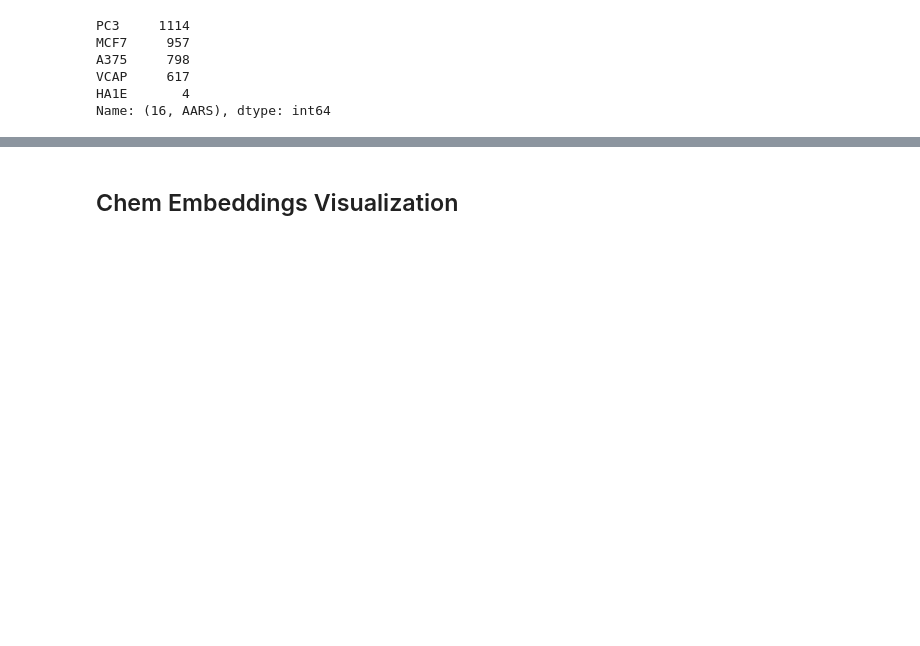
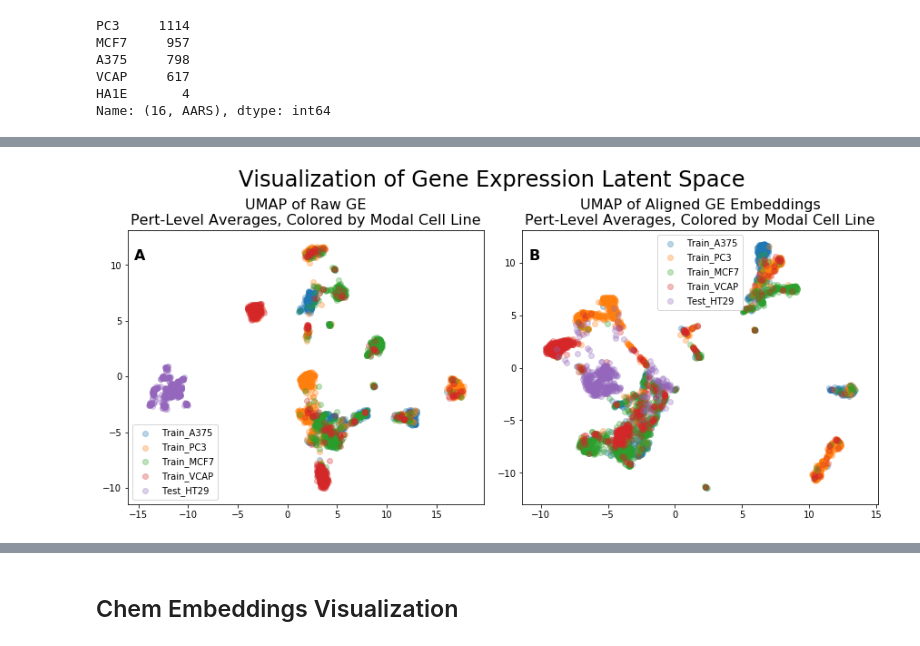
Before and after one commit to sgfin/molecule_ge_coordinated_embeddings, a Jupyter notebook: notebooks/results_drug_cell_split.ipynb, the cells around one changed output, grey strips where cells are left out. Cells and saved outputs as stored; diff of their text form; code cells hidden in the pictures; blank space fills up the shorter version.

```diff
--- a/notebooks/results_drug_cell_split.ipynb
+++ b/notebooks/results_drug_cell_split.ipynb
@@ -276,3 +409,62 @@ Name: (16, AARS), dtype: int64
+# %%
+fig, (ax1, ax2) = plt.subplots(ncols=2, nrows=1, sharey=False, sharex=False, constrained_layout=True)
+
+
+inds_train_a375 = np.where(smiles_to_cellIDs.values == "A375")
+ax1.scatter(umap_raw_ge_fitall_train[inds_train_a375, 0],
+            umap_raw_ge_fitall_train[inds_train_a375, 1], label="Train_A375", alpha=alpha)
+
+inds_train_PC3 = np.where(smiles_to_cellIDs.values == "PC3")
+ax1.scatter(umap_raw_ge_fitall_train[inds_train_PC3, 0],
+            umap_raw_ge_fitall_train[inds_train_PC3, 1], label="Train_PC3", alpha=alpha)
+
+inds_train_MCF7 = np.where(smiles_to_cellIDs.values == "MCF7")
+ax1.scatter(umap_raw_ge_fitall_train[inds_train_MCF7, 0],
+            umap_raw_ge_fitall_train[inds_train_MCF7, 1], label="Train_MCF7", alpha=alpha)
+
+inds_train_VCAP = np.where(smiles_to_cellIDs.values == "VCAP")
+ax1.scatter(umap_raw_ge_fitall_train[inds_train_VCAP, 0],
+            umap_raw_ge_fitall_train[inds_train_VCAP, 1], label="Train_VCAP", alpha=alpha)
+ax1.scatter(umap_raw_ge_fitall[:, 0], umap_raw_ge_fitall[:, 1], label="Test_HT29", alpha=alpha)
+ax1.set(title = 'UMAP of Raw GE\nPert-Level Averages, Colored by Modal Cell Line')
+ax1.title.set_size(title_size)
+ax1.legend(loc=3)
+
+inds_train_a375 = np.where(smiles_to_cellIDs.values == "A375")
+ax2.scatter(umap_embed_ge_fitall_train[inds_train_a375, 0],
+            umap_embed_ge_fitall_train[inds_train_a375, 1], label="Train_A375", alpha=alpha)
+
+inds_train_PC3 = np.where(smiles_to_cellIDs.values == "PC3")
+ax2.scatter(umap_embed_ge_fitall_train[inds_train_PC3, 0],
+            umap_embed_ge_fitall_train[inds_train_PC3, 1], label="Train_PC3", alpha=alpha)
+
+inds_train_MCF7 = np.where(smiles_to_cellIDs.values == "MCF7")
+ax2.scatter(umap_embed_ge_fitall_train[inds_train_MCF7, 0],
+            umap_embed_ge_fitall_train[inds_train_MCF7, 1], label="Train_MCF7", alpha=alpha)
+
+inds_train_VCAP = np.where(smiles_to_cellIDs.values == "VCAP")
+ax2.scatter(umap_embed_ge_fitall_train[inds_train_VCAP, 0],
+            umap_embed_ge_fitall_train[inds_train_VCAP, 1], label="Train_VCAP", alpha=alpha)
+ax2.scatter(umap_embed_ge_fitall[:, 0], umap_embed_ge_fitall[:, 1], label="Test_HT29", alpha=alpha)
+ax2.set(title = 'UMAP of Aligned GE Embeddings\nPert-Level Averages, Colored by Modal Cell Line')
+ax2.title.set_size(title_size)
+ax2.legend()
+
+ax1.text(label_offsetx, label_offsety, "A", transform=ax3.transAxes,
+      fontsize=16, fontweight='bold', va='top', ha='right')
+ax2.text(label_offsetx, label_offsety, "B", transform=ax4.transAxes,
+      fontsize=16, fontweight='bold', va='top', ha='right')
+
+fig.set_figwidth(12)
+fig.set_figheight(5)
+fig.suptitle("Visualization of Gene Expression Latent Space", fontsize=24, y = 1.08)
+
+plt.savefig(FIG_SAVE_PATH + 'ge_latent_cellLine_strat_onlypert.png', bbox_inches='tight')
+plt.savefig(FIG_SAVE_PATH + 'ge_latent_cellLine_strat_onlypert.pdf', bbox_inches='tight')
+
+plt.show()
+# %% [output]
+[figure, added]
 # %%
 fig, ((ax1, ax2), (ax3, ax4)) = plt.subplots(ncols=2, nrows=2, sharey=False, sharex=False, constrained_layout=True)
 
```
Also changed, not shown: parts of 13 cells of this notebook, 14 other files.
